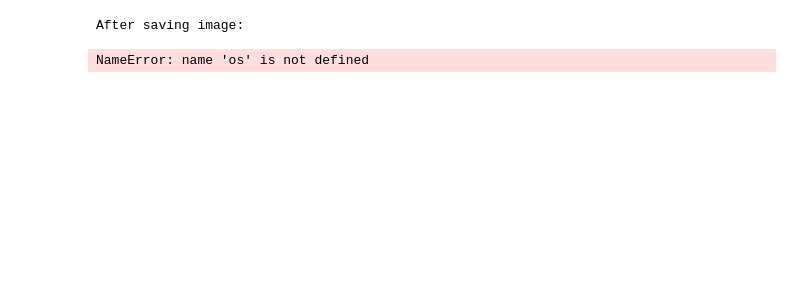
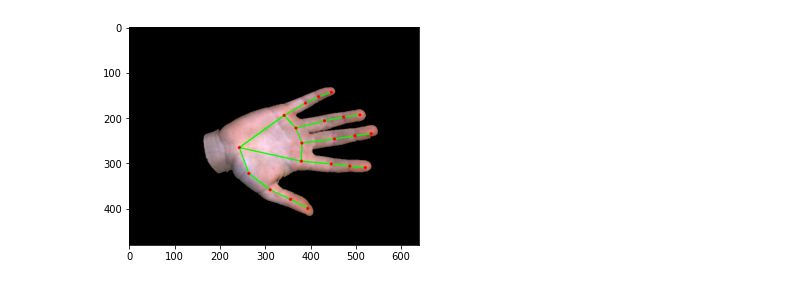
Before and after one commit to malvikavishy/SoH, a Jupyter notebook: Spring2021/MediaPipe_JointRecognition.ipynb, the cells around one changed output. Drawn from its saved outputs; the diff is of its cells as text; code cells hidden in the pictures; blank space fills up the shorter version.

```diff
--- a/Spring2021/MediaPipe_JointRecognition.ipynb
+++ b/Spring2021/MediaPipe_JointRecognition.ipynb
@@ -34,15 +34,10 @@ Handedness:  [classification {
 # %%
 annoted_image = image.copy()
 for hand_landmarks in results.multi_hand_landmarks:
     mp_drawing.draw_landmarks(annoted_image, hand_landmarks, mp_hands.HAND_CONNECTIONS)
-#imageshow = plt.imshow(cv2.cvtColor(annoted_image,cv2.COLOR_BGR2RGB))
-#cv2.imshow("Image",cv2.flip(annoted_image,1))
-#cv2.waitKey(0)
-#cv2.destroyAllWindows()
+imageshow = plt.imshow(cv2.cvtColor(annoted_image,cv2.COLOR_BGR2RGB))
+cv2.imshow("Image",cv2.flip(annoted_image,1))
+cv2.waitKey(0)
+cv2.destroyAllWindows()
+# %% [output]
+[figure, added]
-# %%
-filename = 'savedImage.jpg'
-cv2.imwrite(filename,annoted_image)
-print("After saving image:")
-# %% [output]
-After saving image:
-NameError: name 'os' is not defined
```
Also changed, not shown: parts of 3 cells of this notebook.
